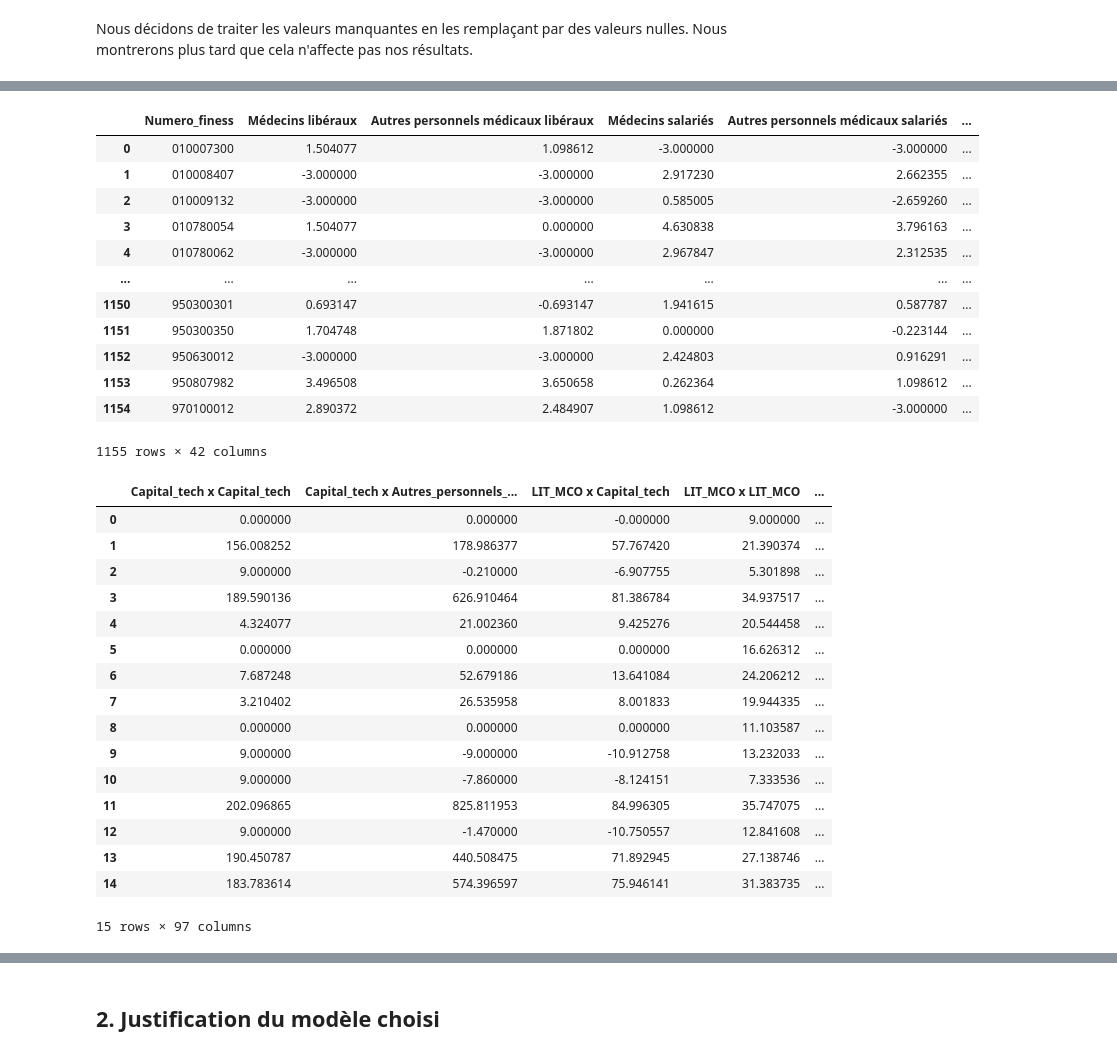
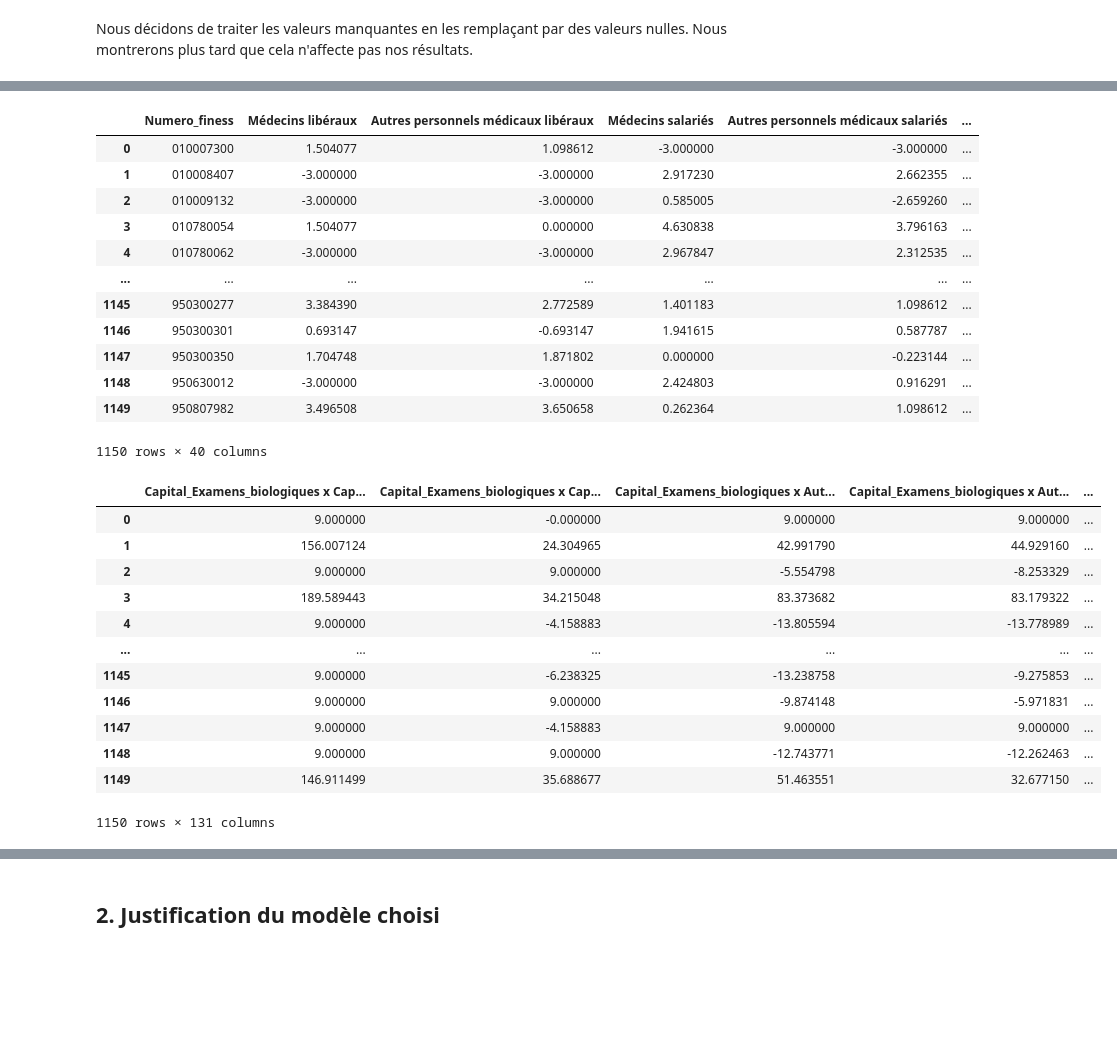
Before and after one commit to VincianeDesbois/Hopitaux_Production, a Jupyter notebook: Application du modèle.ipynb, the cells around one changed output, grey strips where cells are left out. Cells and saved outputs as stored; diff of their text form; code cells hidden in the pictures; blank space fills up the shorter version.

```diff
--- a/Application du modèle.ipynb
+++ b/Application du modèle.ipynb
@@ -17,6 +17,6 @@ On crée une base contenant la variable d'intérêt Y (les points ISA), les vari
 # %%
 VAR_EXPL = pd.read_csv('C:/Users/mille/OneDrive/Documents/ENSAE/2ème année/Stat App/VAR_EXPL.csv')
 VAR_EXPL_SPL = pd.read_csv('C:/Users/mille/OneDrive/Documents/ENSAE/2ème année/Stat App/VAR_EXPL_SPL.csv')
-VAR_CTRL = pd.read_excel('C:/Users/mille/OneDrive/Documents/ENSAE/2ème année/Stat App/VAR_CTRL.xlsx')
+VAR_CTRL = pd.read_csv('C:/Users/mille/OneDrive/Documents/GitHub/Hopitaux_Production/Variables_controle.csv')
 VAR_CTRL
 # %% [output]
@@ -51,5 +48,6 @@ Index(['Numero_finess', 'Médecins libéraux',
        'Points_ISA', 'stjr', 'Internes'],
       dtype='object')
 # %%
-df = pd.merge(VAR_EXPL, VAR_CTRL, on = ['Numero_finess'])
-df.columns
+df = pd.merge(VAR_EXPL, VAR_CTRL, on=['Numero_finess'])
+df.rename(columns = {'Points_ISA_x': 'Points_ISA', 'stjr_x': 'stjr'}, inplace=True)
+df.drop(['Points_ISA_y','stjr_y'], axis=1, inplace=True)
@@ -133,10 +124,14 @@ df_nanull = df.fillna(0)
 
 df_log = df_nanull.apply(lambda x: np.log(x) if x.name in ['Médecins libéraux', 'Autres personnels médicaux libéraux',
                                                     'Médecins salariés', 'Autres personnels médicaux salariés',
+                                                    'Médecins', 'Autres_personnels_médicaux',
                                                     'Personnels de direction et administratifs',
                                                     'Personnels des services de soins', 'Personnels éducatifs et sociaux',
                                                     'Personnels médico-techniques', 'Personnels techniques et ouvriers',
-                                                    'Points_ISA', 'Internes', 'LIT_MCO',
+                                                    'Personnel médical', 'Autre sans internes',
+                                                    'Autre sans direction et administratif',
+                                                    'Autre sans techniques et ouvriers',
+                                                    'Points_ISA', 'Internes', 'Capital_Lit_MCO',
                                                     'Capital_Bloc', 'Capital_imagerie', 'Capital_Examens_biologiques',
                                                     'Capital_telemed', 'Capital_tech'] else x)
 
@@ -153,43 +148,45 @@ df_log
 | 3 | 010780054 | 1.504077 | 0.000000 | 4.630838 | 3.796163 | ... |
 | 4 | 010780062 | -3.000000 | -3.000000 | 2.967847 | 2.312535 | ... |
 | ... | ... | ... | ... | ... | ... | ... |
-| 1150 | 950300301 | 0.693147 | -0.693147 | 1.941615 | 0.587787 | ... |
-| 1151 | 950300350 | 1.704748 | 1.871802 | 0.000000 | -0.223144 | ... |
-| 1152 | 950630012 | -3.000000 | -3.000000 | 2.424803 | 0.916291 | ... |
-| 1153 | 950807982 | 3.496508 | 3.650658 | 0.262364 | 1.098612 | ... |
-| 1154 | 970100012 | 2.890372 | 2.484907 | 1.098612 | -3.000000 | ... |
+| 1145 | 950300277 | 3.384390 | 2.772589 | 1.401183 | 1.098612 | ... |
+| 1146 | 950300301 | 0.693147 | -0.693147 | 1.941615 | 0.587787 | ... |
+| 1147 | 950300350 | 1.704748 | 1.871802 | 0.000000 | -0.223144 | ... |
+| 1148 | 950630012 | -3.000000 | -3.000000 | 2.424803 | 0.916291 | ... |
+| 1149 | 950807982 | 3.496508 | 3.650658 | 0.262364 | 1.098612 | ... |
-1155 rows × 42 columns
+1150 rows × 40 columns
 # %%
 dfm = df_log.copy()
-for i in ['Médecins', 'Autres_personnels_médicaux',
+for i in ['Personnel médical', 'Autre sans internes',
+            'Autre sans direction et administratif',
+            'Autre sans techniques et ouvriers',
             'Personnels de direction et administratifs',
-            'Personnels des services de soins', 'Personnels éducatifs et sociaux',
-            'Personnels médico-techniques', 'Personnels techniques et ouvriers',
-            'Internes', 'LIT_MCO','Capital_tech']:
-    for j in ['Médecins', 'Autres_personnels_médicaux',
+            'Personnels des services de soins',
+            'Personnels techniques et ouvriers',
+            'Internes', 'Capital_Lit_MCO','Capital_tech',
+             'Capital_Bloc', 'Capital_imagerie', 'Capital_Examens_biologiques']:
+    for j in ['Personnel médical', 'Autre sans internes',
+            'Autre sans direction et administratif',
+            'Autre sans techniques et ouvriers',
             'Personnels de direction et administratifs',
-            'Personnels des services de soins', 'Personnels éducatifs et sociaux',
-            'Personnels médico-techniques', 'Personnels techniques et ouvriers',
-            'Internes', 'LIT_MCO','Capital_tech']:
+            'Personnels des services de soins',
+            'Personnels techniques et ouvriers',
+            'Internes', 'Capital_Lit_MCO','Capital_tech',
+            'Capital_Bloc', 'Capital_imagerie', 'Capital_Examens_biologiques']:
         if i >= j :
             dfm.insert(0, i + ' x ' + j, df_log[i]*df_log[j])
 
-dfm.head(15)
+dfm
 # %% [output]
-|  | Capital_tech x Capital_tech | Capital_tech x Autres_personnels_... | LIT_MCO x Capital_tech | LIT_MCO x LIT_MCO | ... |
-| 0 | 0.000000 | 0.000000 | -0.000000 | 9.000000 | ... |
-| 1 | 156.008252 | 178.986377 | 57.767420 | 21.390374 | ... |
-| 2 | 9.000000 | -0.210000 | -6.907755 | 5.301898 | ... |
-| 3 | 189.590136 | 626.910464 | 81.386784 | 34.937517 | ... |
-| 4 | 4.324077 | 21.002360 | 9.425276 | 20.544458 | ... |
-| 5 | 0.000000 | 0.000000 | 0.000000 | 16.626312 | ... |
-| 6 | 7.687248 | 52.679186 | 13.641084 | 24.206212 | ... |
-| 7 | 3.210402 | 26.535958 | 8.001833 | 19.944335 | ... |
-| 8 | 0.000000 | 0.000000 | 0.000000 | 11.103587 | ... |
-| 9 | 9.000000 | -9.000000 | -10.912758 | 13.232033 | ... |
-| 10 | 9.000000 | -7.860000 | -8.124151 | 7.333536 | ... |
-| 11 | 202.096865 | 825.811953 | 84.996305 | 35.747075 | ... |
-| 12 | 9.000000 | -1.470000 | -10.750557 | 12.841608 | ... |
-| 13 | 190.450787 | 440.508475 | 71.892945 | 27.138746 | ... |
-| 14 | 183.783614 | 574.396597 | 75.946141 | 31.383735 | ... |
+|  | Capital_Examens_biologiques x Cap... | Capital_Examens_biologiques x Cap... | Capital_Examens_biologiques x Aut... | Capital_Examens_biologiques x Aut... | ... |
+| 0 | 9.000000 | -0.000000 | 9.000000 | 9.000000 | ... |
+| 1 | 156.007124 | 24.304965 | 42.991790 | 44.929160 | ... |
+| 2 | 9.000000 | 9.000000 | -5.554798 | -8.253329 | ... |
+| 3 | 189.589443 | 34.215048 | 83.373682 | 83.179322 | ... |
+| 4 | 9.000000 | -4.158883 | -13.805594 | -13.778989 | ... |
+| ... | ... | ... | ... | ... | ... |
+| 1145 | 9.000000 | -6.238325 | -13.238758 | -9.275853 | ... |
+| 1146 | 9.000000 | 9.000000 | -9.874148 | -5.971831 | ... |
+| 1147 | 9.000000 | -4.158883 | 9.000000 | 9.000000 | ... |
+| 1148 | 9.000000 | 9.000000 | -12.743771 | -12.262463 | ... |
+| 1149 | 146.911499 | 35.688677 | 51.463551 | 32.677150 | ... |
-15 rows × 97 columns
+1150 rows × 131 columns
```
Also changed, not shown: parts of 27 cells of this notebook.
